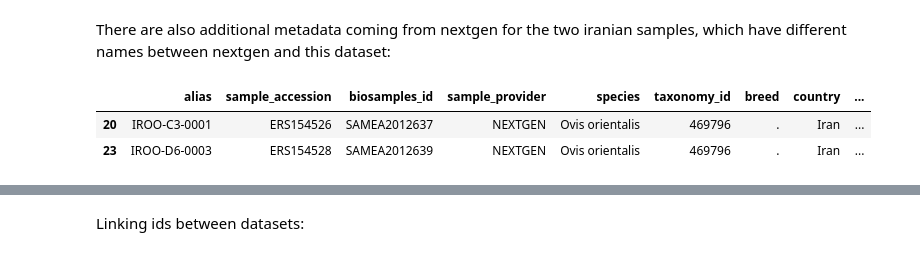
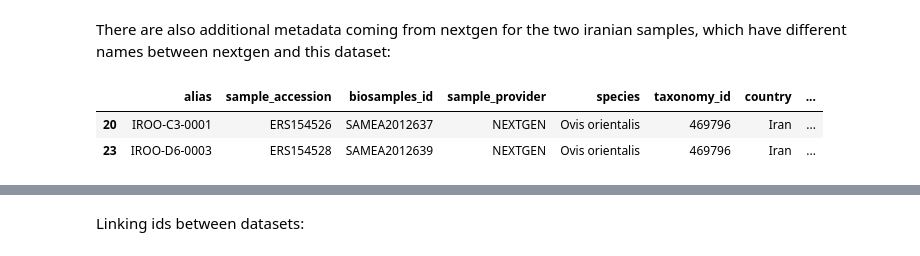
Before and after one commit to cnr-ibba/SMARTER-database, a Jupyter notebook: notebooks/exploratory/0.22.0-bunop-new_sheep_background_data.ipynb, the cells around one changed output, grey strips where cells are left out. Drawn from its saved outputs; the diff is of its cells as text; code cells hidden in the pictures.

```diff
--- a/notebooks/exploratory/0.22.0-bunop-new_sheep_background_data.ipynb
+++ b/notebooks/exploratory/0.22.0-bunop-new_sheep_background_data.ipynb
@@ -307,9 +307,10 @@ There are also additional metadata coming from nextgen for the two iranian sampl
 # %%
 nextgen = pd.read_table(barbato_2017.working_dir / "41598_2017_7382_MOESM2_ESM/ovis.sample_index", skiprows=10)
 nextgen.rename(columns={"#sample_name": "alias"}, inplace=True)
 nextgen = nextgen[nextgen["alias"].str.contains("C3-0001|D6-0003")].copy()
-nextgen
+nextgen.drop(["breed", "photographs"], axis=1, inplace=True)
+nextgen.head()
 # %% [output]
-|  | alias | sample_accession | biosamples_id | sample_provider | species | taxonomy_id | breed | country | ... |
-| 20 | IROO-C3-0001 | ERS154526 | SAMEA2012637 | NEXTGEN | Ovis orientalis | 469796 | . | Iran | ... |
-| 23 | IROO-D6-0003 | ERS154528 | SAMEA2012639 | NEXTGEN | Ovis orientalis | 469796 | . | Iran | ... |
+|  | alias | sample_accession | biosamples_id | sample_provider | species | taxonomy_id | country | ... |
+| 20 | IROO-C3-0001 | ERS154526 | SAMEA2012637 | NEXTGEN | Ovis orientalis | 469796 | Iran | ... |
+| 23 | IROO-D6-0003 | ERS154528 | SAMEA2012639 | NEXTGEN | Ovis orientalis | 469796 | Iran | ... |
```
Also changed, not shown: parts of 6 cells of this notebook, 1 other file.
